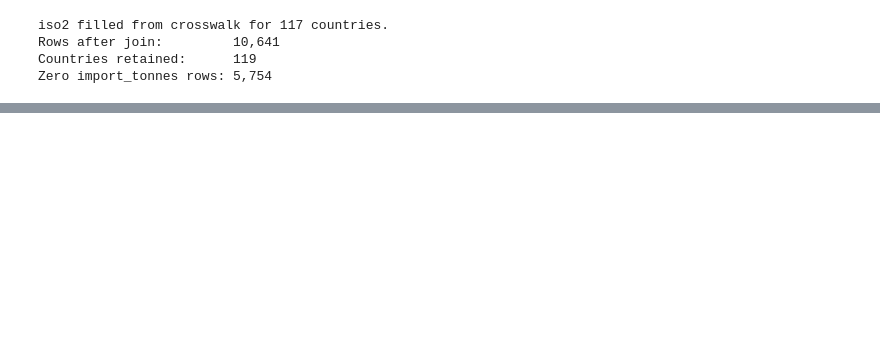
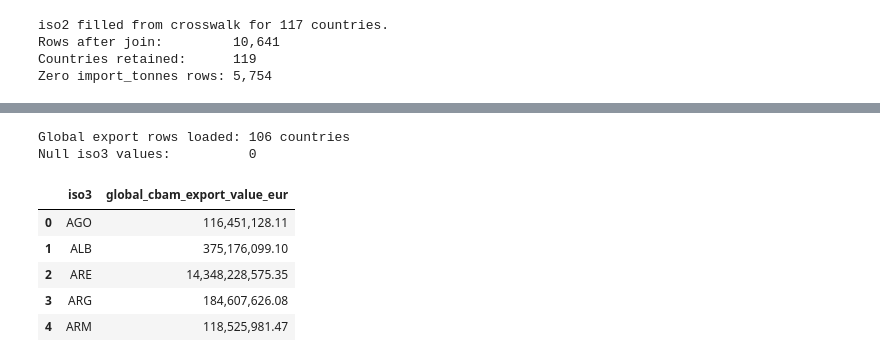
Before and after one commit to M1ck3yJ0/cbam-analysis, a Jupyter notebook: projects/01_country_exposure/calculations.ipynb, the cells around one changed output, grey strips where cells are left out. Cells and saved outputs as stored; diff of their text form; code cells hidden in the pictures; blank space fills up the shorter version.

```diff
--- a/projects/01_country_exposure/calculations.ipynb
+++ b/projects/01_country_exposure/calculations.ipynb
@@ -471,0 +414,37 @@ Countries with zero cost: 21
+# %%
+# ── Load global CBAM-sector exports from Comtrade ─────────────────────────────
+# global_exports holds each country's total exports to all world markets
+# for CBAM-relevant HS6 product codes, sourced from Comtrade.
+#
+# This is the correct denominator for measuring a country's CBAM exposure
+# relative to its export activity. Using EU import value alone (trade_flows)
+# would understate the denominator for large exporters like Russia or China
+# that sell CBAM goods across many markets, making their exposure ratio
+# appear artificially high.
+#
+# Join key: iso3, which is more reliable than country name strings across
+# different data sources (avoids Turkey/Turkiye, Congo/DRC type mismatches).
+
+query_global_exports = """
+    SELECT
+        iso3,
+        SUM(export_value_eur) AS global_cbam_export_value_eur
+    FROM global_exports
+    WHERE year = 2024
+    GROUP BY iso3
+"""
+
+df_global_exports = pd.read_sql(query_global_exports, con)
+
+print(f'Global export rows loaded: {len(df_global_exports):,} countries')
+print(f'Null iso3 values:          {df_global_exports["iso3"].isna().sum()}')
+df_global_exports.head()
+# %% [output]
+Global export rows loaded: 106 countries
+Null iso3 values:          0
+|  | iso3 | global_cbam_export_value_eur |
+| 0 | AGO | 116,451,128.11 |
+| 1 | ALB | 375,176,099.10 |
+| 2 | ARE | 14,348,228,575.35 |
+| 3 | ARG | 184,607,626.08 |
+| 4 | ARM | 118,525,981.47 |
```
Also changed, not shown: parts of 16 cells of this notebook.
